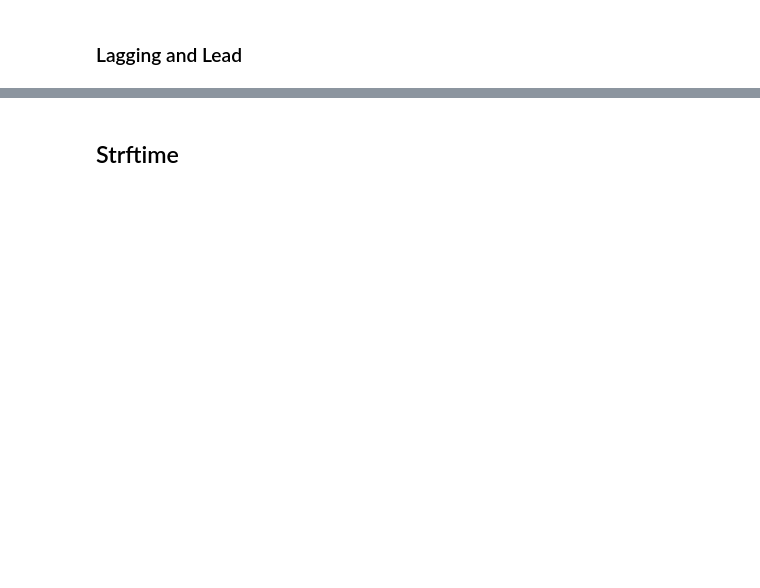
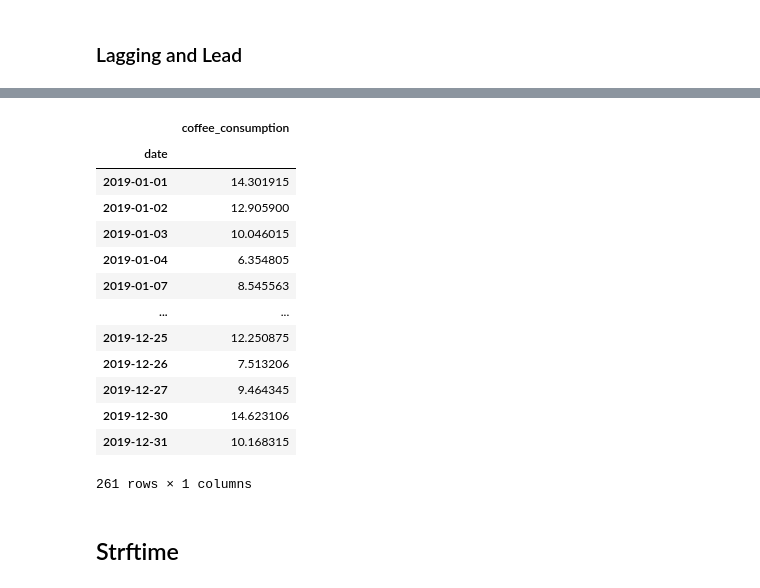
Before and after one commit to jeffakins/time_series, a Jupyter notebook: working-with-time-series-data.ipynb, the cells around one changed output, grey strips where cells are left out. Saved outputs shown, nothing was run; the diff lists cells and outputs as text; code cells hidden in the pictures; blank space fills up the shorter version.

```diff
--- a/working-with-time-series-data.ipynb
+++ b/working-with-time-series-data.ipynb
@@ -73,5 +276,22 @@ pd.concat([
 # %%
 # different time periods
+# %%
+df
+# %% [output]
+|  | coffee_consumption |
+| date |  |
+| 2019-01-01 | 14.301915 |
+| 2019-01-02 | 12.905900 |
+| 2019-01-03 | 10.046015 |
+| 2019-01-04 | 6.354805 |
+| 2019-01-07 | 8.545563 |
+| ... | ... |
+| 2019-12-25 | 12.250875 |
+| 2019-12-26 | 7.513206 |
+| 2019-12-27 | 9.464345 |
+| 2019-12-30 | 14.623106 |
+| 2019-12-31 | 10.168315 |
+261 rows × 1 columns
 # %% [markdown]
 ## Strftime
 # %%
```
Also changed, not shown: parts of 23 cells of this notebook, 1 other file.
